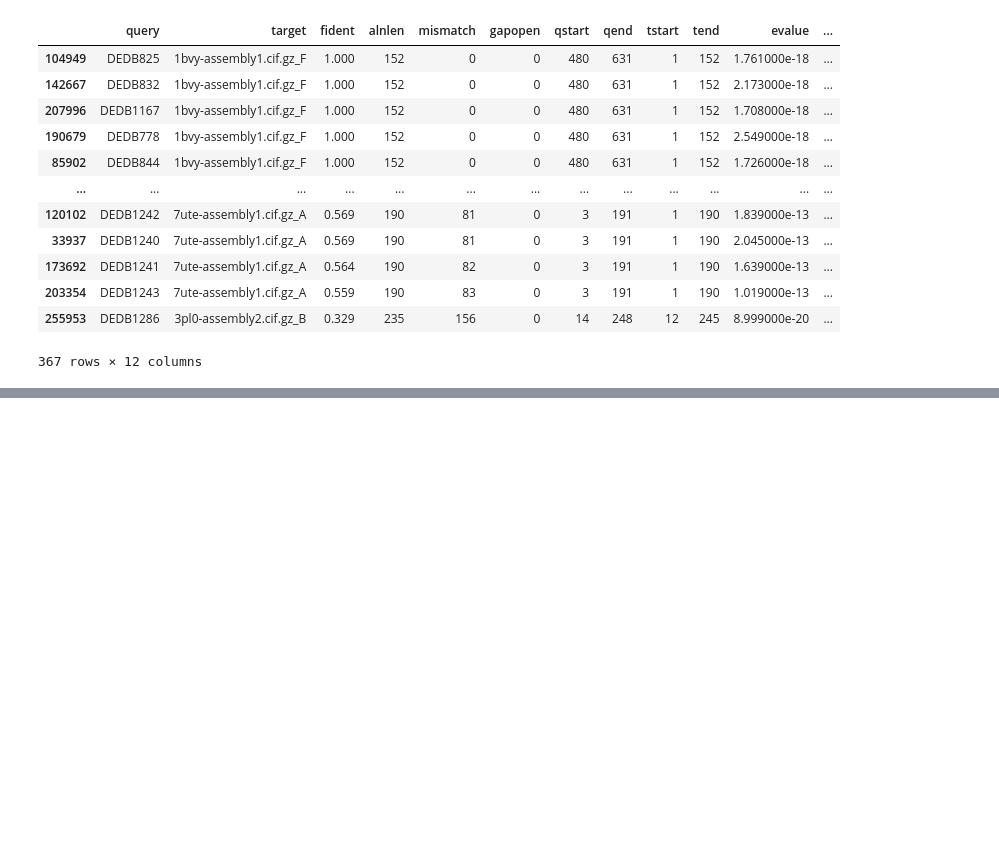
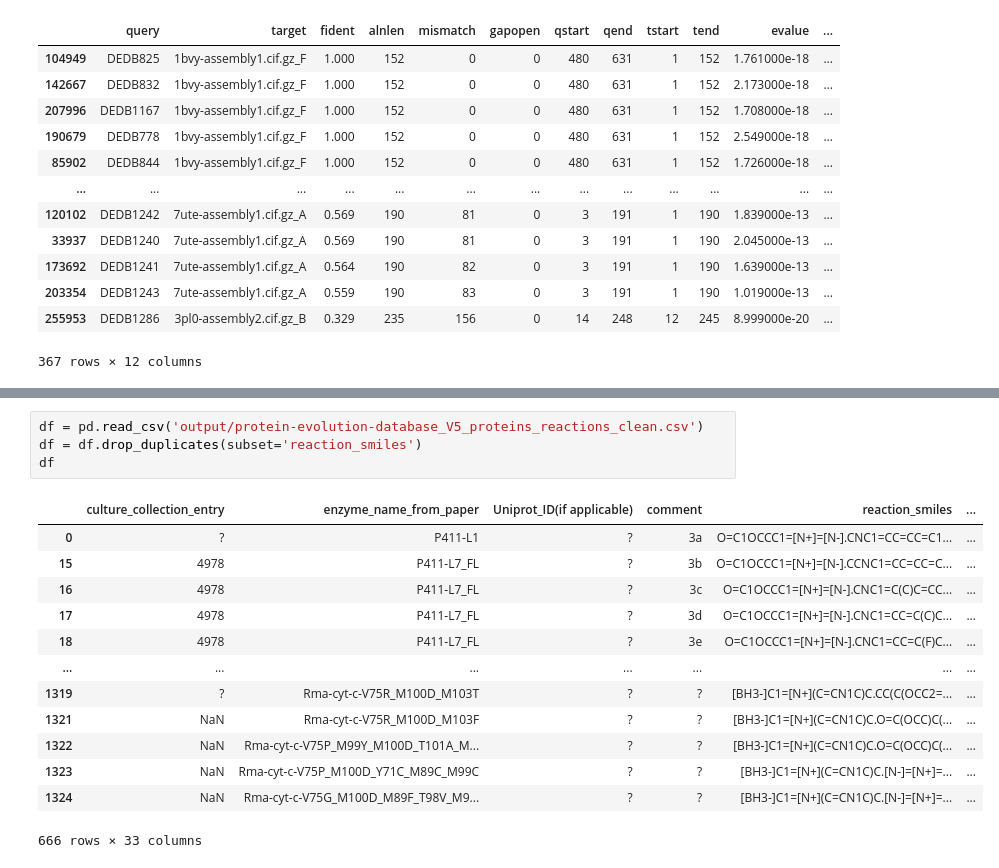
Before and after one commit to fhalab/EnzymeEngineeringDB, a Jupyter notebook: analysis/N6_Comparison.ipynb, the cells around one changed output, grey strips where cells are left out. Saved outputs shown, nothing was run; the diff lists cells and outputs as text; blank space fills up the shorter version.

```diff
--- a/analysis/N6_Comparison.ipynb
+++ b/analysis/N6_Comparison.ipynb
@@ -181,0 +225,18 @@ foldseek_df
+# %%
+df = pd.read_csv('output/protein-evolution-database_V5_proteins_reactions_clean.csv')
+df = df.drop_duplicates(subset='reaction_smiles')
+df
+# %% [output]
+|  | culture_collection_entry | enzyme_name_from_paper | Uniprot_ID(if applicable) | comment | reaction_smiles | ... |
+| 0 | ? | P411-L1 | ? | 3a | O=C1OCCC1=[N+]=[N-].CNC1=CC=CC=C1... | ... |
+| 15 | 4978 | P411-L7_FL | ? | 3b | O=C1OCCC1=[N+]=[N-].CCNC1=CC=CC=C... | ... |
+| 16 | 4978 | P411-L7_FL | ? | 3c | O=C1OCCC1=[N+]=[N-].CNC1=C(C)C=CC... | ... |
+| 17 | 4978 | P411-L7_FL | ? | 3d | O=C1OCCC1=[N+]=[N-].CNC1=CC=C(C)C... | ... |
+| 18 | 4978 | P411-L7_FL | ? | 3e | O=C1OCCC1=[N+]=[N-].CNC1=CC=C(F)C... | ... |
+| ... | ... | ... | ... | ... | ... | ... |
+| 1319 | ? | Rma-cyt-c-V75R_M100D_M103T | ? | ? | [BH3-]C1=[N+](C=CN1C)C.CC(C(OCC2=... | ... |
+| 1321 | NaN | Rma-cyt-c-V75R_M100D_M103F | ? | ? | [BH3-]C1=[N+](C=CN1C)C.O=C(OCC)C(... | ... |
+| 1322 | NaN | Rma-cyt-c-V75P_M99Y_M100D_T101A_M... | ? | ? | [BH3-]C1=[N+](C=CN1C)C.O=C(OCC)C(... | ... |
+| 1323 | NaN | Rma-cyt-c-V75P_M100D_Y71C_M89C_M99C | ? | ? | [BH3-]C1=[N+](C=CN1C)C.[N-]=[N+]=... | ... |
+| 1324 | NaN | Rma-cyt-c-V75G_M100D_M89F_T98V_M9... | ? | ? | [BH3-]C1=[N+](C=CN1C)C.[N-]=[N+]=... | ... |
+666 rows × 33 columns
```
Also changed, not shown: parts of 3 cells of this notebook, 4 other files.
